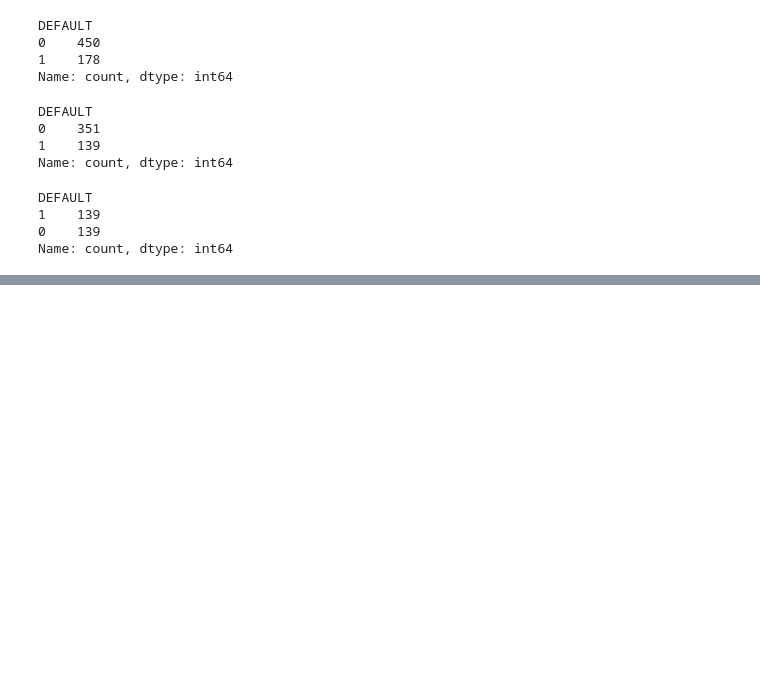
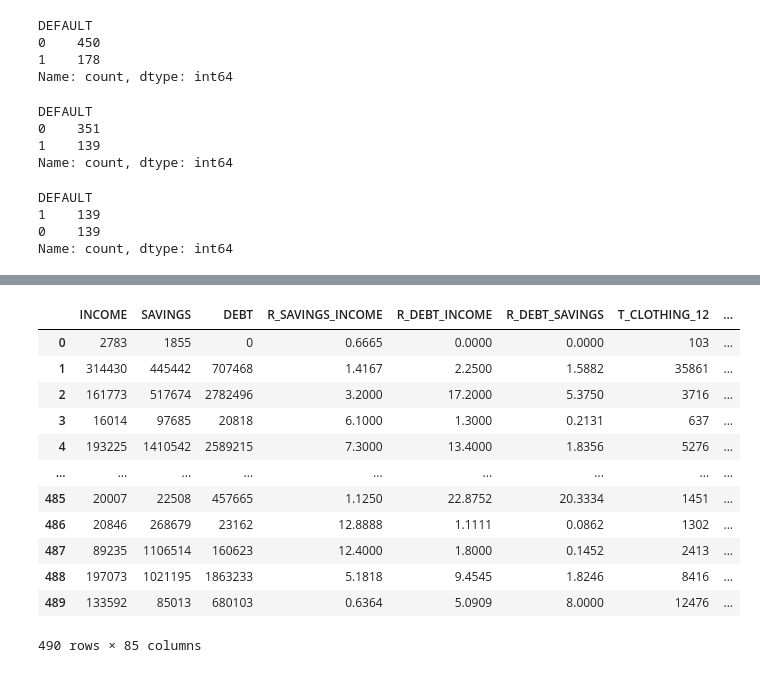
Before and after one commit to fantasy2fry/credit-score-classification-ml, a Jupyter notebook: library/test_norbert.ipynb, the cells around one changed output, grey strips where cells are left out. Saved outputs shown, nothing was run; the diff lists cells and outputs as text; code cells hidden in the pictures; blank space fills up the shorter version.

```diff
--- a/library/test_norbert.ipynb
+++ b/library/test_norbert.ipynb
@@ -33,8 +31,8 @@ df_train=pd.read_csv('../data/for_modelling/credit_score_train.csv')
 df_val=pd.read_csv('../data/for_modelling/credit_score_valid.csv')
 
 #split X from y
-X_train, y_train = split_X_from_y(df_train)
-X_val, y_val = split_X_from_y(df_val)
+X_train, y_train = split_x_from_y(df_train)
+X_val, y_val = split_x_from_y(df_val)
 
 names=['RandomForestClassifier', 'GradientBoostingClassifier',
        'GaussianNB', 'LogisticRegression']
@@ -91,0 +99,16 @@ s
+# %%
+map_gambling(X_train)
+# %% [output]
+|  | INCOME | SAVINGS | DEBT | R_SAVINGS_INCOME | R_DEBT_INCOME | R_DEBT_SAVINGS | T_CLOTHING_12 | ... |
+| 0 | 2783 | 1855 | 0 | 0.6665 | 0.0000 | 0.0000 | 103 | ... |
+| 1 | 314430 | 445442 | 707468 | 1.4167 | 2.2500 | 1.5882 | 35861 | ... |
+| 2 | 161773 | 517674 | 2782496 | 3.2000 | 17.2000 | 5.3750 | 3716 | ... |
+| 3 | 16014 | 97685 | 20818 | 6.1000 | 1.3000 | 0.2131 | 637 | ... |
+| 4 | 193225 | 1410542 | 2589215 | 7.3000 | 13.4000 | 1.8356 | 5276 | ... |
+| ... | ... | ... | ... | ... | ... | ... | ... | ... |
+| 485 | 20007 | 22508 | 457665 | 1.1250 | 22.8752 | 20.3334 | 1451 | ... |
+| 486 | 20846 | 268679 | 23162 | 12.8888 | 1.1111 | 0.0862 | 1302 | ... |
+| 487 | 89235 | 1106514 | 160623 | 12.4000 | 1.8000 | 0.1452 | 2413 | ... |
+| 488 | 197073 | 1021195 | 1863233 | 5.1818 | 9.4545 | 1.8246 | 8416 | ... |
+| 489 | 133592 | 85013 | 680103 | 0.6364 | 5.0909 | 8.0000 | 12476 | ... |
+490 rows × 85 columns
```
Also changed, not shown: parts of 4 cells of this notebook, 1 other file.
